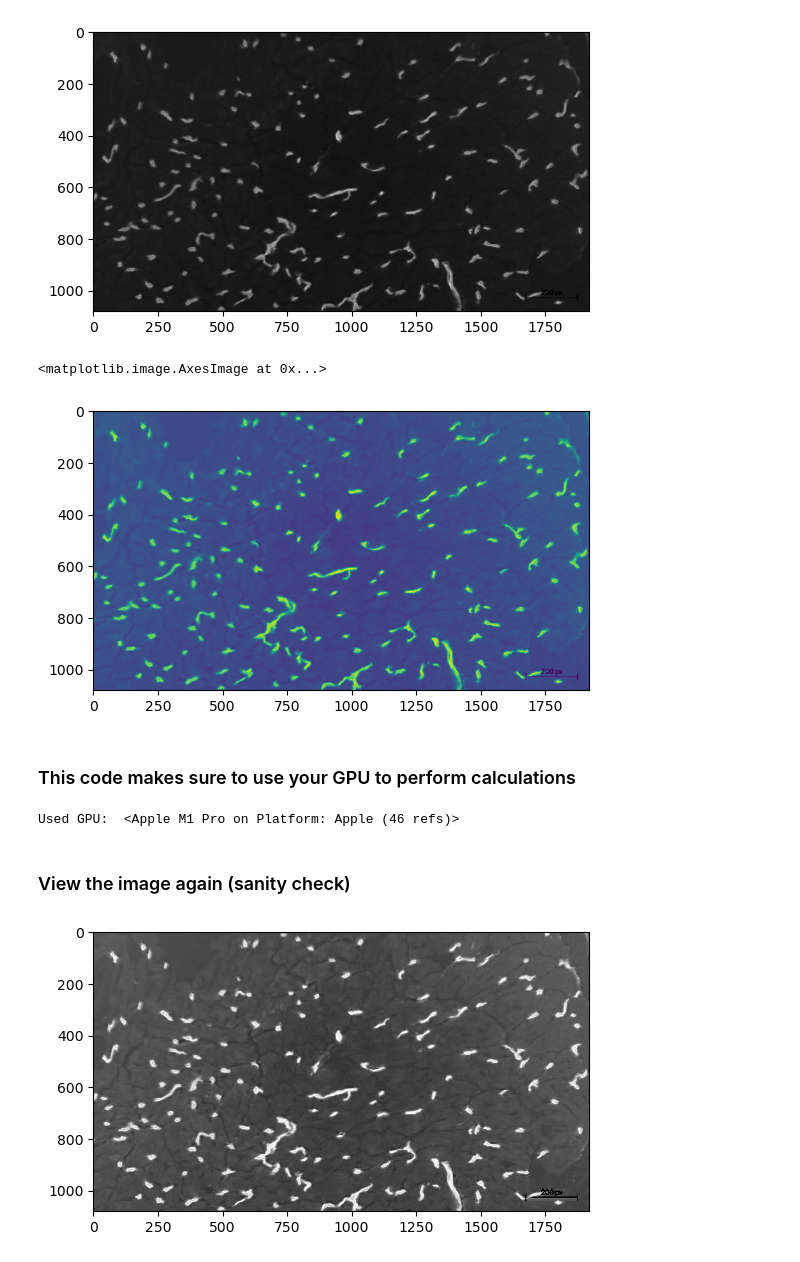
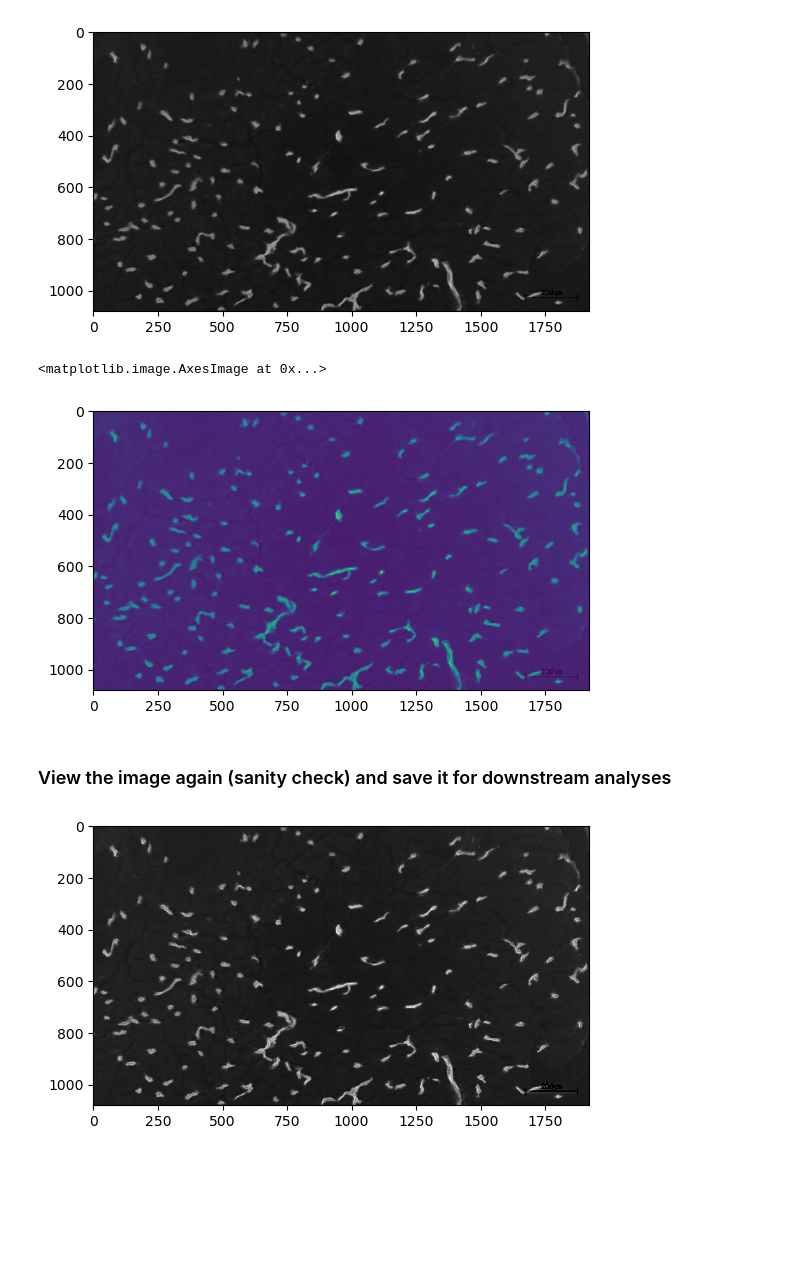
Before and after one commit to lacey-conrad/python_for_biology, a Jupyter notebook: Image Analysis/image_seg_ALK.ipynb, the cells around one changed output. Saved outputs shown, nothing was run; the diff lists cells and outputs as text; code cells hidden in the pictures; blank space fills up the shorter version.

Commit message:
updated ALKP stain image analysis

```diff
--- a/Image Analysis/image_seg_ALK.ipynb
+++ b/Image Analysis/image_seg_ALK.ipynb
@@ -138,9 +129,9 @@ plt.imshow(h)
 # %% [markdown]
 ## 2b. Here is the way I more frequently convert an image to HED:
 # %%
-ihc_rgb3 = imread("11.jpg")
+rgb3 = imread("11.jpg")
 # %%
-H,E,D,HD = color_separate(ihc_rgb3)
+H,E,D,HD = color_separate(rgb3)
 # %%
 plt.imshow(H)
 # %% [output]
@@ -161,17 +156,8 @@ plt.imshow(input_image, cmap='gray')
 <matplotlib.image.AxesImage at 0x...>
 [figure]
 # %%
-input_image = np.invert(H[:,:,1])
-
 # View the original inverted image, no grayscale
 plt.imshow(input_image)
 # %% [output]
 <matplotlib.image.AxesImage at 0x...>
-[figure, old version]
+[figure, new version]
-# %% [markdown]
-### This code makes sure to use your GPU to perform calculations
-# %%
-device = cle.select_device('RTX')
-print("Used GPU: ", device)
-# %% [output]
-Used GPU:  <Apple M1 Pro on Platform: Apple (46 refs)>
@@ -180,9 +164,9 @@ input_gpu = cle.push(input_image)
 # %% [markdown]
-### View the image again (sanity check)
+### View the image again (sanity check) and save it for downstream analyses
 # %%
 cle.imshow(input_image)
 # Save your images
-plt.imsave('H_img.jpg', H)
+plt.imsave('H_img.jpg', input_image)
 # %% [output]
-[figure, old version]
+[figure, new version]
 # %% [markdown]
```
Also changed, not shown: parts of 41 cells of this notebook.
